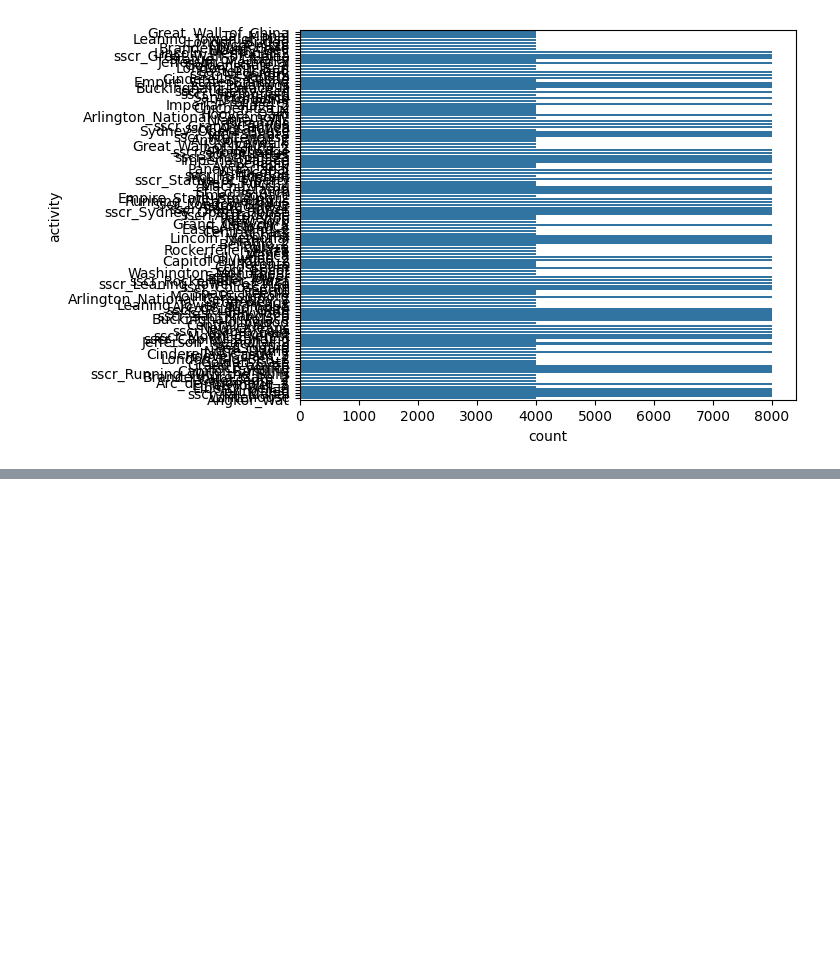
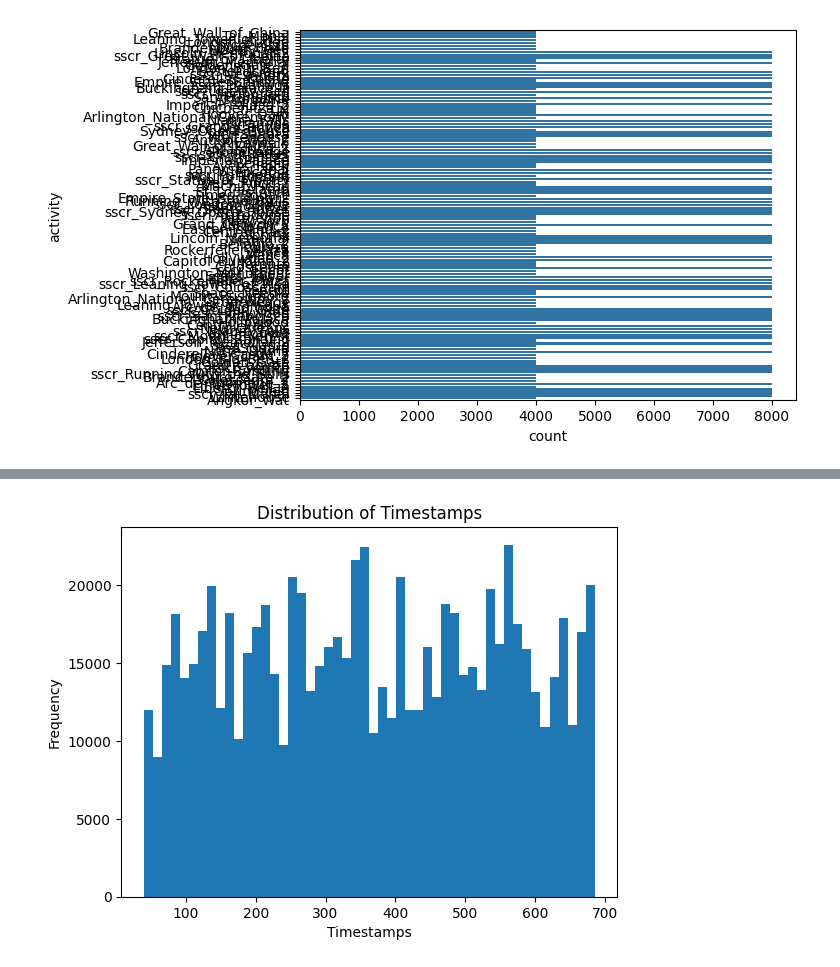
Before and after one commit to alikhan37544/brain_research, a Jupyter notebook: working.ipynb, the cells around one changed output, grey strips where cells are left out. Drawn from its saved outputs; the diff is of its cells as text; code cells hidden in the pictures; blank space fills up the shorter version.

```diff
--- a/working.ipynb
+++ b/working.ipynb
@@ -66,0 +169,10 @@ sns.countplot(data=df, y='activity')
+# %%
+# Plot the distribution of timestamps to understand its spread
+import matplotlib.pyplot as plt
+plt.hist(df['timestamps'], bins=50)
+plt.xlabel('Timestamps')
+plt.ylabel('Frequency')
+plt.title('Distribution of Timestamps')
+plt.show()
+# %% [output]
+[figure, added]
```
Also changed, not shown: parts of 48 cells of this notebook.
